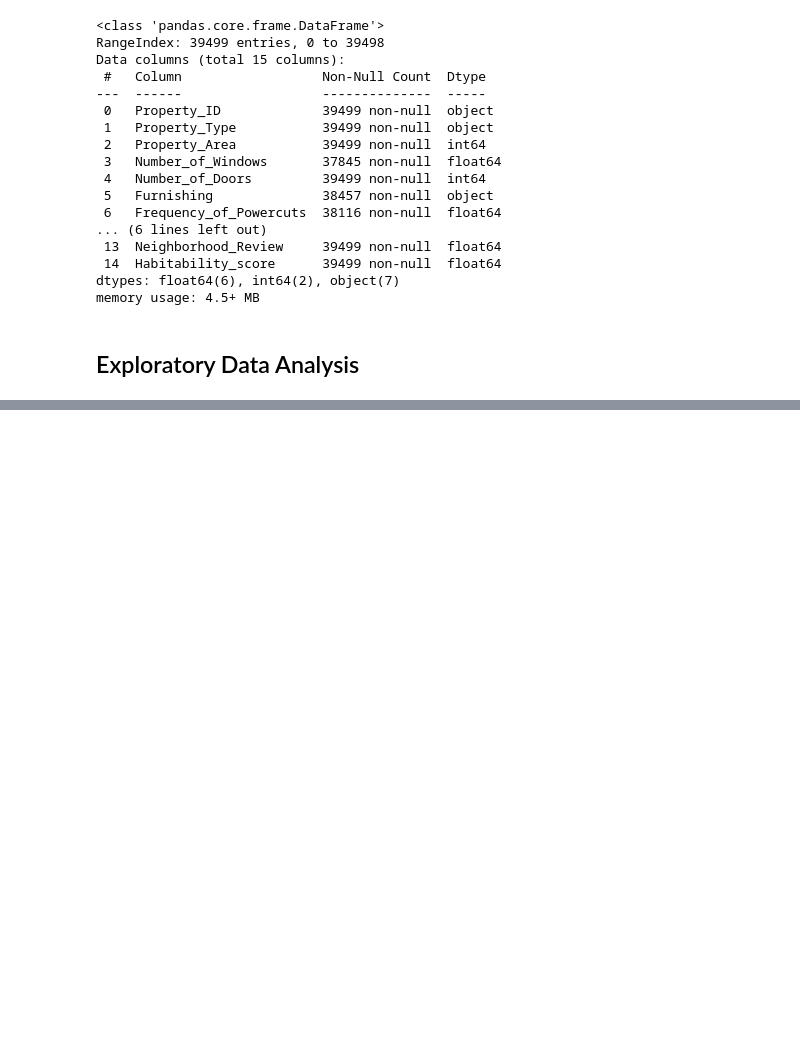
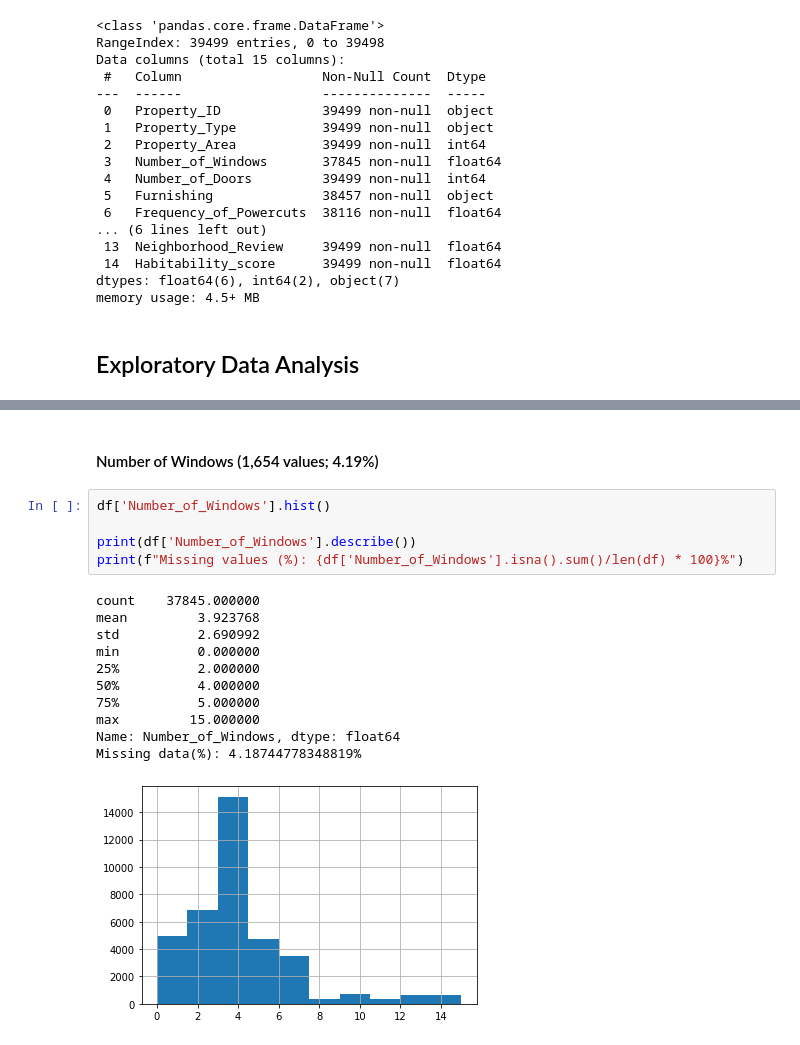
Before and after one commit to poolGolez/tf-playground, a Jupyter notebook: exercises/[regression]_habitability.ipynb, the cells around one changed output, grey strips where cells are left out. Cells and saved outputs as stored; diff of their text form; blank space fills up the shorter version.

```diff
--- a/exercises/[regression]_habitability.ipynb
+++ b/exercises/[regression]_habitability.ipynb
@@ -72,0 +171,19 @@ memory usage: 4.5+ MB
+# %% [markdown]
+#### Number of Windows (1,654 values; 4.19%)
+# %%
+df['Number_of_Windows'].hist()
+
+print(df['Number_of_Windows'].describe())
+print(f"Missing values (%): {df['Number_of_Windows'].isna().sum()/len(df) * 100}%")
+# %% [output]
+count    37845.000000
+mean         3.923768
+std          2.690992
+min          0.000000
+25%          2.000000
+50%          4.000000
+75%          5.000000
+max         15.000000
+Name: Number_of_Windows, dtype: float64
+Missing data(%): 4.18744778348819%
+[figure, added]
```
Also changed, not shown: parts of 34 cells of this notebook.
